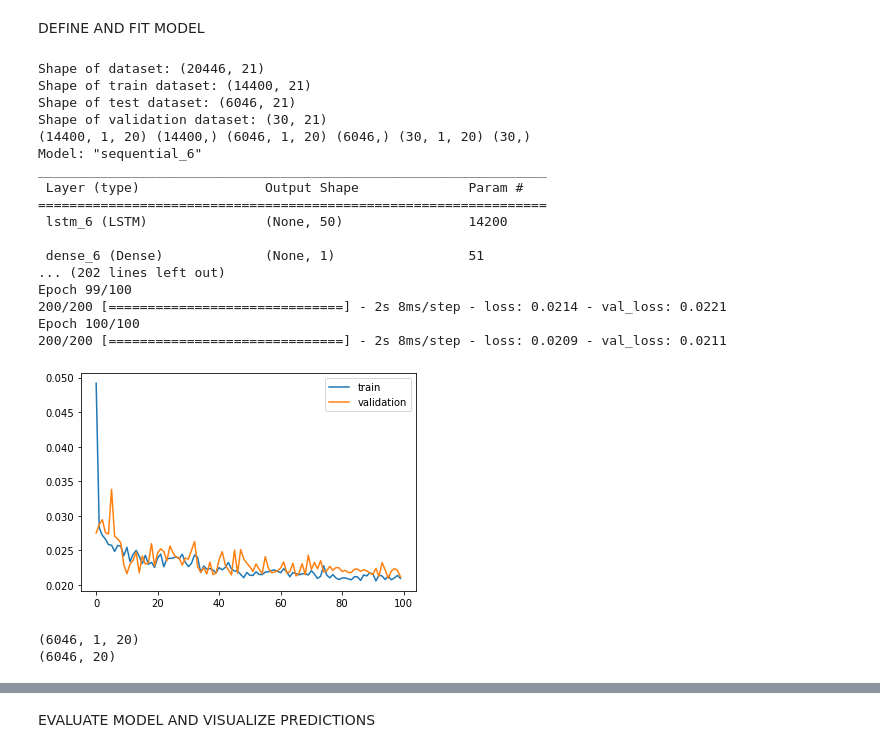
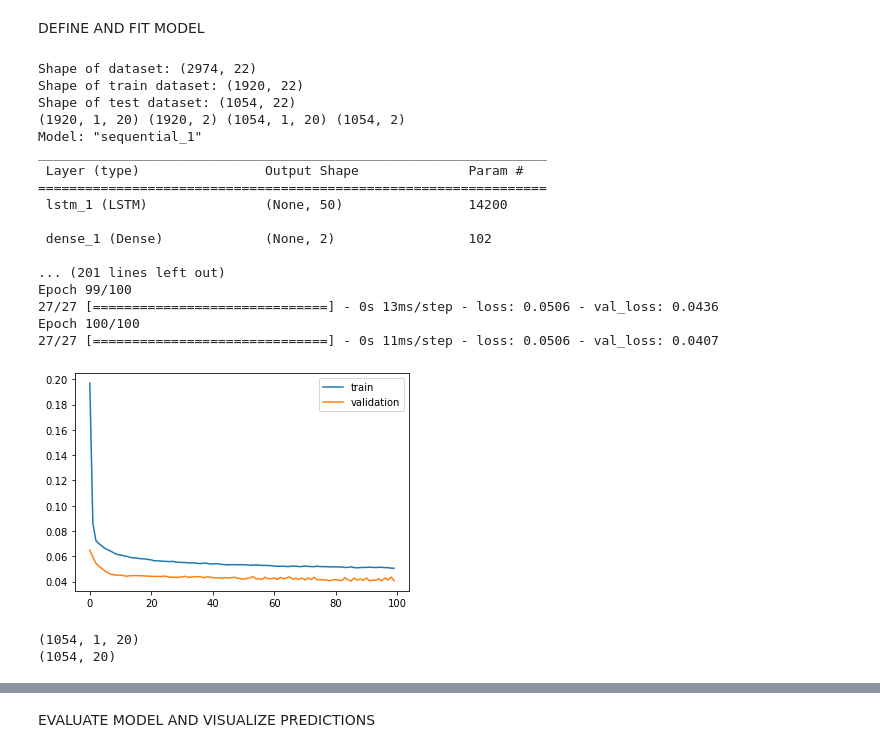
Before and after one commit to junzis/atdelay, a Jupyter notebook: LSTM_model.ipynb, the cells around one changed output, grey strips where cells are left out. Saved outputs shown, nothing was run; the diff lists cells and outputs as text; code cells hidden in the pictures.

Commit message:
Update LSTM_model.ipynb
LSTM model for 2 outputs (not final)

```diff
--- a/LSTM_model.ipynb
+++ b/LSTM_model.ipynb
@@ -70,21 +70,21 @@ dataset = dataset.set_index("timeslot")
 # 	"departuresDepartureDelay"
 # ]
 
-x = 'arrivals delays'
-dataset.drop(columns=['departuresArrivalDelay','arrivalsArrivalDelay'])
-if x == 'departures delays':
+#x = 'arrivals delays'
+dataset.drop(columns=['departuresArrivalDelay','arrivalsDepartureDelay'])
+#if x == 'departures delays':
 
-	label = dataset.pop('departuresDepartureDelay')
-	dataset.insert(len(dataset.columns), 'departuresDepartureDelay', label)
+label1 = dataset.pop('departuresDepartureDelay')
+dataset.insert(len(dataset.columns), 'departuresDepartureDelay', label1)
 
-elif x == 'arrivals delays':
-	label = dataset.pop('arrivalsArrivalDelay')
-	dataset.insert(len(dataset.columns), 'arrivalsArrivalDelay', label)
+#elif x == 'arrivals delays':
+label2 = dataset.pop('arrivalsArrivalDelay')
+dataset.insert(len(dataset.columns), 'arrivalsArrivalDelay', label2)
 
 display(dataset)
 # Get first month of Data
-number_of_months = 7
-index_slice = 213*4*24 - 1			#number_of_months * 4 * 24 * 31 - 1
+number_of_months = 1
+index_slice = number_of_months * 4 * 24 * 31 - 1
 dataset = dataset.iloc[0:index_slice]
 
 # summarize first 5 rows
@@ -102,10 +102,10 @@ scaled = scaler.fit_transform(values)
 # display(scaled)
 
 # frame as supervised learning
-number_of_time_steps = 1
-number_of_outputs = 1
-reframed = series_to_supervised(scaled, n_in=number_of_time_steps, n_out=number_of_outputs)
+number_of_past_steps = 1
+number_of_future_steps = 1
+reframed = series_to_supervised(scaled, n_in=number_of_past_steps, n_out=number_of_future_steps)
 # drop columns we don't want to predict
-reframed.drop(columns=reframed.columns[[i for i in range(20,39)]], inplace=True)  # I don't think we need this, but not sure
+reframed.drop(columns=reframed.columns[[i for i in range(20,38)]], inplace=True)  # I don't think we need this, but not sure
 display(reframed)
 # %% [output]
@@ -164,7 +162,7 @@ DEFINE AND FIT MODEL
 # %%
 # split into train and test sets
 values = reframed.values
-number_of_days_to_train = 150
+number_of_days_to_train = 20
 number_of_timeslots_in_one_hour = 4 # 4 for 15 minute intervals, 1 for 1 hour intervals
 train_index = number_of_days_to_train * 24 * number_of_timeslots_in_one_hour
 
@@ -175,58 +173,58 @@ test = values[train_index:, :]
 print('Shape of dataset:', reframed.shape)
 print('Shape of train dataset:', train.shape)
 print('Shape of test dataset:', test.shape)
-print('Shape of validation dataset:', validation.shape)
+#print('Shape of validation dataset:', validation.shape)
 
 # split into input and outputs
-train_X, train_y = train[:, :-1], train[:, -1]
-test_X, test_y = test[:, :-1], test[:, -1]
+train_X, train_y = train[:, :-2], train[:, -2:]
+test_X, test_y = test[:, :-2], test[:, -2:]
 #val_X, val_y = validation[:, :-1], validation[:, -1]
 
 # reshape input to be 3D [samples, timesteps, features]
-train_X = train_X.reshape((train_X.shape[0], number_of_time_steps, train_X.shape[1]))
-test_X = test_X.reshape((test_X.shape[0], number_of_time_steps, test_X.shape[1]))
+train_X = train_X.reshape((train_X.shape[0], number_of_past_steps, train_X.shape[1]))
+test_X = test_X.reshape((test_X.shape[0], number_of_past_steps, test_X.shape[1]))
 #val_X = val_X.reshape((val_X.shape[0], number_of_time_steps, val_X.shape[1]))
-print(train_X.shape, train_y.shape, test_X.shape, test_y.shape, val_X.shape, val_y.shape)
+print(train_X.shape, train_y.shape, test_X.shape, test_y.shape) #val_X.shape, val_y.shape)
 
 
 # design network
 model = Sequential()
 model.add(LSTM(50, input_shape=(train_X.shape[1], train_X.shape[2])))
-model.add(Dense(1))
+model.add(Dense(2))
 model.compile(loss='mae', optimizer='adam')
 model.summary()
 # fit network
 history = model.fit(train_X, train_y, epochs=100, batch_size=72, validation_data = (test_X, test_y), verbose=1, shuffle=False) #validation_data=(val_X, val_y),
 # plot history
 pyplot.plot(history.history['loss'], label='train')
 pyplot.plot(history.history['val_loss'], label='validation')
 pyplot.legend()
 pyplot.show()
 # %% [output]
-Shape of dataset: (20446, 21)
-Shape of train dataset: (14400, 21)
-Shape of test dataset: (6046, 21)
-Shape of validation dataset: (30, 21)
-(14400, 1, 20) (14400,) (6046, 1, 20) (6046,) (30, 1, 20) (30,)
-Model: "sequential_6"
+Shape of dataset: (2974, 22)
+Shape of train dataset: (1920, 22)
+Shape of test dataset: (1054, 22)
+(1920, 1, 20) (1920, 2) (1054, 1, 20) (1054, 2)
+Model: "sequential_1"
 _________________________________________________________________
  Layer (type)                Output Shape              Param #
 =================================================================
- lstm_6 (LSTM)               (None, 50)                14200
+ lstm_1 (LSTM)               (None, 50)                14200
 
- dense_6 (Dense)             (None, 1)                 51
-... (202 lines left out)
+ dense_1 (Dense)             (None, 2)                 102
+
+... (201 lines left out)
 Epoch 99/100
-200/200 [==============================] - 2s 8ms/step - loss: 0.0214 - val_loss: 0.0221
+27/27 [==============================] - 0s 13ms/step - loss: 0.0506 - val_loss: 0.0436
 Epoch 100/100
-200/200 [==============================] - 2s 8ms/step - loss: 0.0209 - val_loss: 0.0211
+27/27 [==============================] - 0s 11ms/step - loss: 0.0506 - val_loss: 0.0407
-[figure, old version]
+[figure, new version]
 # %%
 print(test_X.shape)
 yhat = model.predict(test_X)
 test_X = test_X.reshape((test_X.shape[0], test_X.shape[2]))
 print(test_X.shape)
 # %% [output]
-(6046, 1, 20)
-(6046, 20)
+(1054, 1, 20)
+(1054, 20)
 # %%
```
Also changed, not shown: parts of 7 cells of this notebook.
